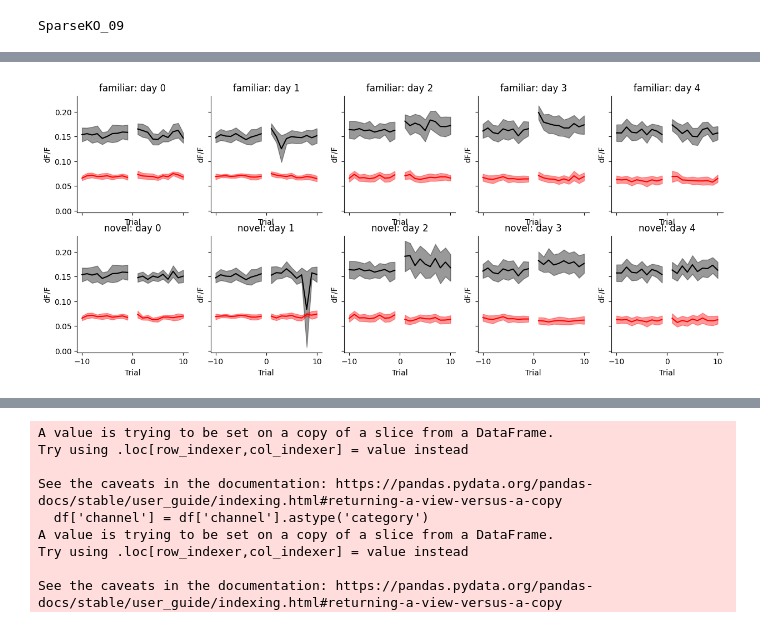
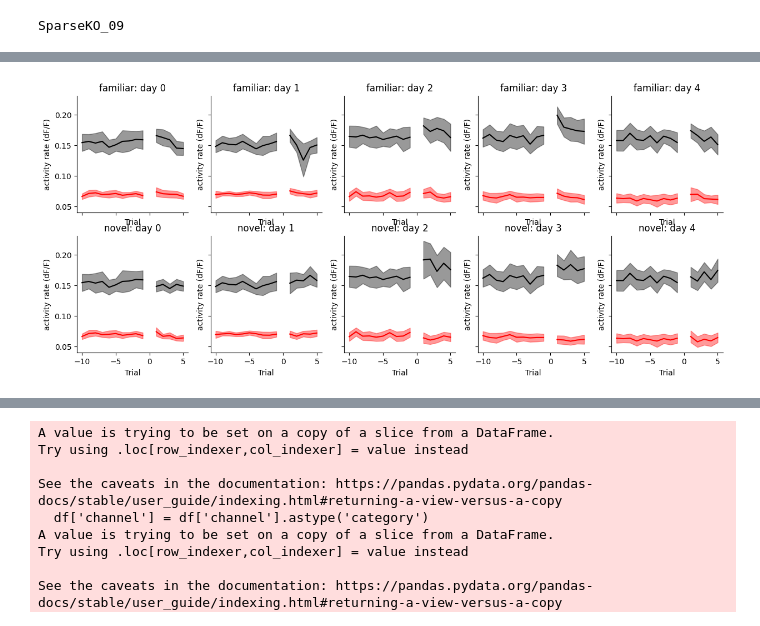
Before and after one commit to GiocomoLab/STX3KO_analyses, a Jupyter notebook: notebooks/figure5/novel_activity_rate.ipynb, the cells around one changed output, grey strips where cells are left out. Cells and saved outputs as stored; diff of their text form; code cells hidden in the pictures.

```diff
--- a/notebooks/figure5/novel_activity_rate.ipynb
+++ b/notebooks/figure5/novel_activity_rate.ipynb
@@ -52,6 +52,10 @@ mCherry9
 Cre7
 Cre9
 # %%
+subdir =  figdir / 'single_sessions'
+subdir.mkdir(exist_ok=True, parents=True)
 for mouse in ctrl_mice:
-    block_rate.plot_single_session('ctrl', mouse, 0, log=False, baseline_corr=True, cmap='cividis', vmin=1)
+    fig, ax = block_rate.plot_single_session('ctrl', mouse, 3, norm='population', cmap='BrBG', vmin=.6, vmax=1.4)
+
+    fig.savefig(subdir / f'ctrl_{mouse}_day3_activity_rate.pdf')
 # %% [output]
@@ -67,4 +71,6 @@ for mouse in ctrl_mice:
 # %%
 for mouse in ko_mice:
-    block_rate.plot_single_session('ko', mouse, 0, log=False, baseline_corr=True, cmap='cividis', vmin=1)
+    fig, ax = block_rate.plot_single_session('ko', mouse, 3, norm='population', cmap='BrBG', vmin=.6, vmax=1.4)
+
+    fig.savefig(subdir / f'ko_{mouse}_day3_activity_rate.pdf')
 # %% [output]
@@ -309,3 +315,9 @@ SparseKO_10
 SparseKO_11
 SparseKO_13
 SparseKO_09
+# %%
+for mouse in sparse_mice:
+    fig, ax = block_rate_sparse.plot_single_session( mouse, 3, 'channel_0', norm='population', cmap='BrBG', vmin=.5, vmax=1.5)
+    fig.savefig(subdir / f'sparse_{mouse}_channel0_day3_activity_rate.pdf')
+    fig, ax = block_rate_sparse.plot_single_session( mouse, 3, 'channel_1', norm='population', cmap='BrBG', vmin=.5, vmax=1.5)
+    fig.savefig(subdir / f'sparse_{mouse}_channel1_day3_activity_rate.pdf')
@@ -393,12 +420,17 @@ def plot_block_avg_sparse(block_rate, key='act', norm = 'population', max_trial=
     for a in ax.flatten():
         a.spines['top'].set_visible(False)
         a.spines['right'].set_visible(False)
-        a.set_ylabel('dF/F')
+        if key == 'act':
+            a.set_ylabel('activity rate (dF/F)')
+        else:
+            a.set_ylabel(key)
+
         a.set_xlabel('Trial')
     return fig, ax
 # %%
-fig, ax = plot_block_avg_sparse(block_rate_sparse, norm = None, max_trial=10)
+fig, ax = plot_block_avg_sparse(block_rate_sparse, norm = None, max_trial=5)
+fig.savefig(figdir / 'last_block_sparse_activity_rate.pdf')
 fig, ax = plot_block_avg_sparse(block_rate_sparse, key='speed', norm = None, max_trial=10)
 fig, ax = plot_block_avg_sparse(block_rate_sparse, key='licks', norm = None, max_trial=10)
 # %% [output]
-[figure, old version]
+[figure, new version]
```
Also changed, not shown: parts of 19 cells of this notebook, 5 other files.
